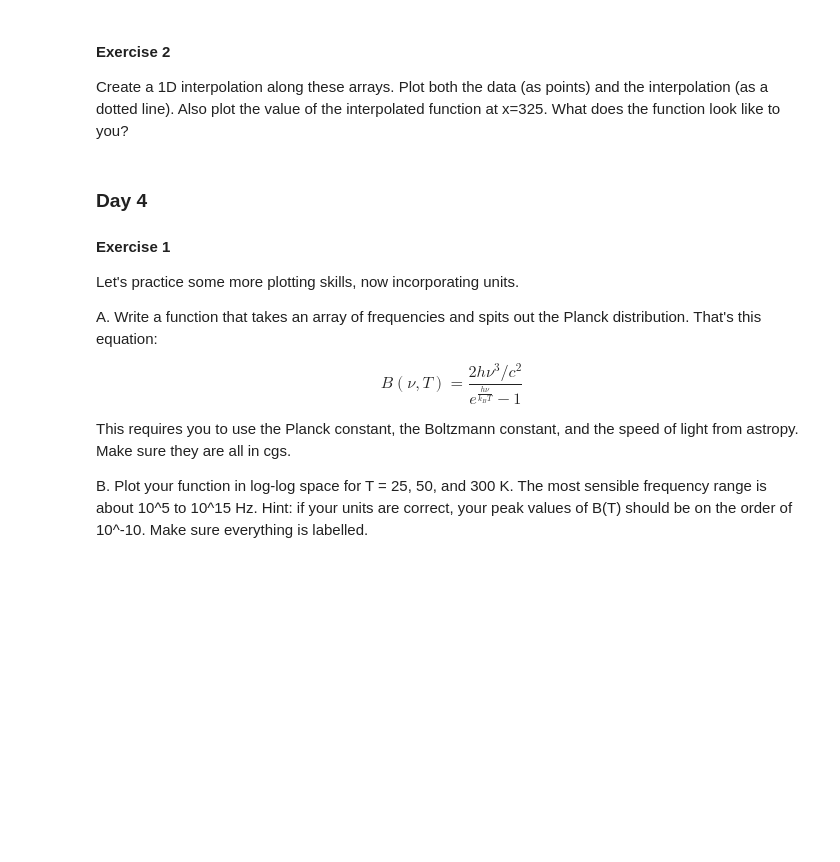
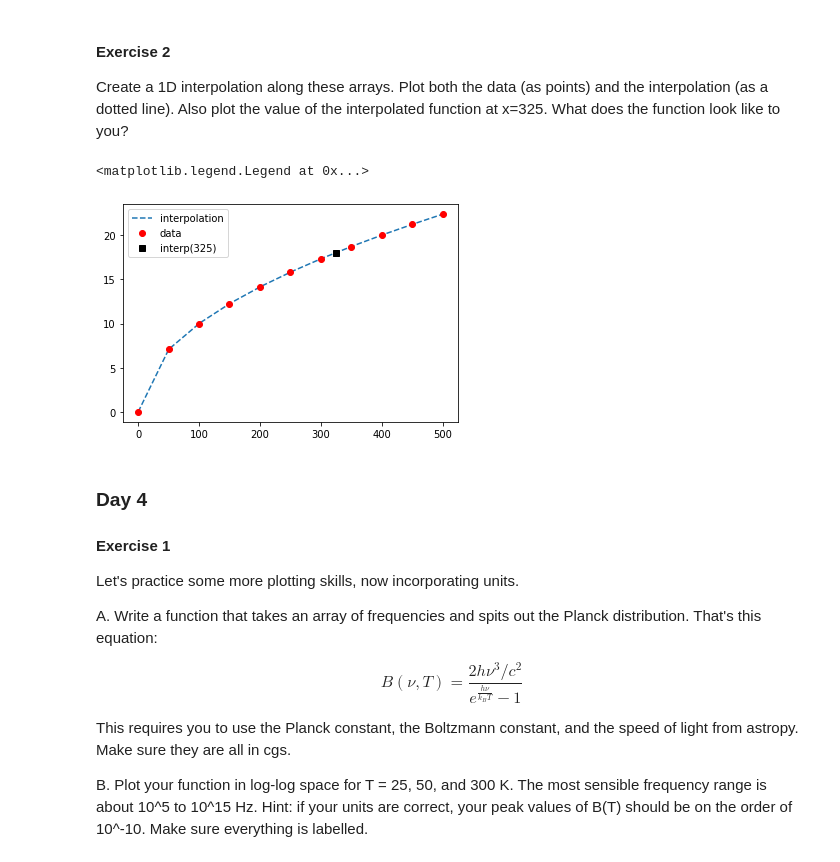
Before and after one commit to UTAustinTAURUS/day-1-exercises-mgutierrez32, a Jupyter notebook: MGutierrez - Exercises.ipynb, the cells around one changed output. Drawn from its saved outputs; the diff is of its cells as text; code cells hidden in the pictures; blank space fills up the shorter version.

```diff
--- a/MGutierrez - Exercises.ipynb
+++ b/MGutierrez - Exercises.ipynb
@@ -185,8 +199,21 @@ Create a 1D interpolation along these arrays. Plot both the data (as points) and
 # %%
 x = np.array([0., 50., 100., 150., 200., 250., 300., 350., 400., 450., 500])
 y = np.array([0., 7.071, 10., 12.247, 14.142, 15.811, 17.321, 18.708, 20., 21.213, 22.361])
 
 # solution here
+from scipy.interpolate import interp1d
+
+interp = interp1d(x, y)
+xnew = np.linspace(0, 500, 2000)
+ynew = interp(xnew)
+
+plt.plot(xnew, ynew, '--',label='interpolation')
+plt.plot(x, y, 'or', label='data')
+plt.plot(325,interp(325),'sk', label='interp(325)')
+plt.legend() #it looks like a sqrt(x) plot
+# %% [output]
+<matplotlib.legend.Legend at 0x...>
+[figure, added]
 # %% [markdown]
 ### Day 4
 
```
Also changed, not shown: parts of 3 cells of this notebook.
